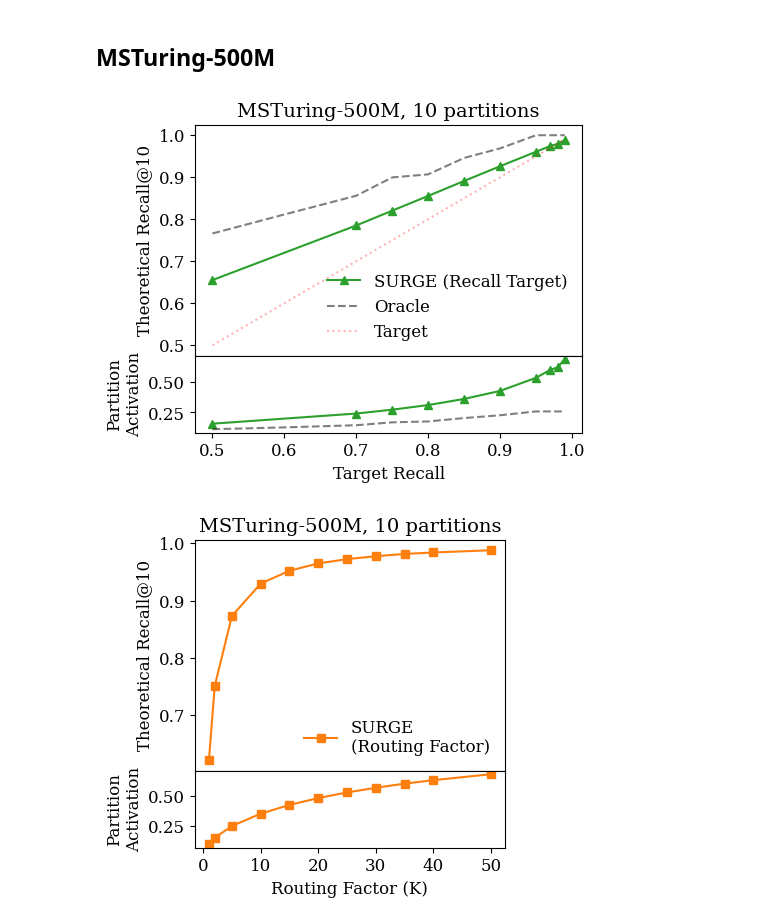
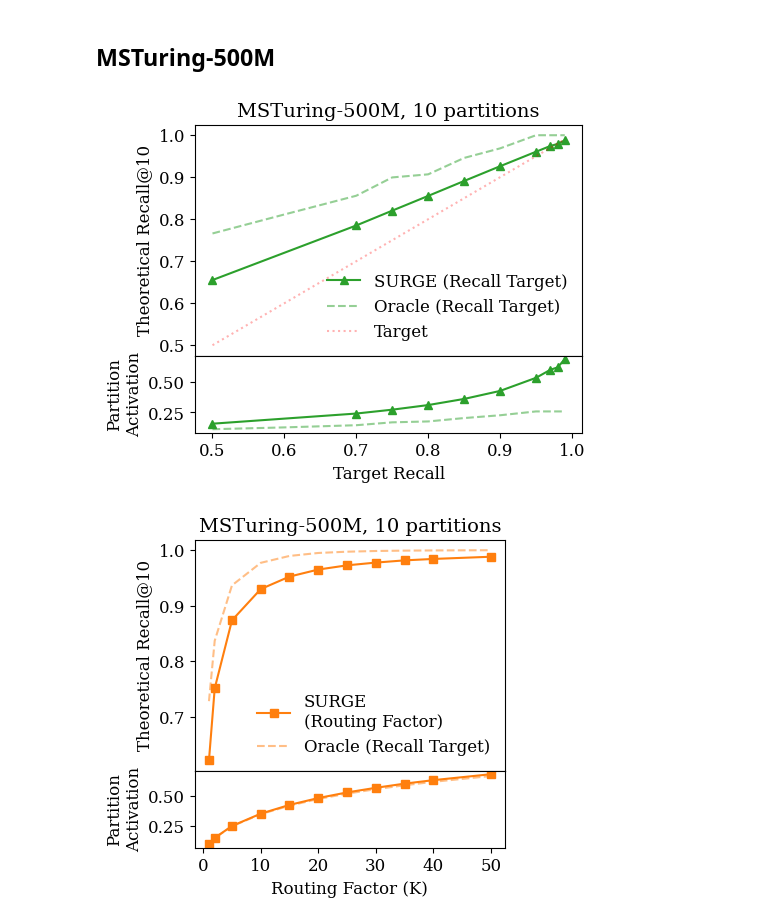
Before and after one commit to dkhimey/surge, a Jupyter notebook: plot_results/figure3/plot_figure3.ipynb, the cells around one changed output. Cells and saved outputs as stored; diff of their text form; code cells hidden in the pictures.

```diff
--- a/plot_results/figure3/plot_figure3.ipynb
+++ b/plot_results/figure3/plot_figure3.ipynb
@@ -231,11 +254,17 @@ bigann_500M_surge = pd.read_csv(bigann_500M_surge_path)
 bigann_500M_surge_oracle_path = "/dataset/surge/results/theoretical_partition_quality/theoretical_partition_quality_sift-500M_10_20260519_130459/oracle_target_recall_results.csv"
 bigann_500M_surge_oracle = pd.read_csv(bigann_500M_surge_oracle_path)
 
+bigann_500M_surge_bforacle_path = "/dataset/surge/results/theoretical_partition_quality/theoretical_partition_quality_sift-500M_10_20260519_130459/oracle_branching_results.csv"
+bigann_500M_surge_bforacle = pd.read_csv(bigann_500M_surge_bforacle_path)
+
 msturing_500M_surge_path = "/dataset/surge/results/theoretical_partition_quality/theoretical_partition_quality_msturing-500M_10_20260520_133756/routing_metrics.csv"
 msturing_500M_surge = pd.read_csv(msturing_500M_surge_path)
 
 msturing_500M_surge_oracle_path = "/dataset/surge/results/theoretical_partition_quality/theoretical_partition_quality_msturing-500M_10_20260520_133756/oracle_target_recall_results.csv"
 msturing_500M_surge_oracle = pd.read_csv(msturing_500M_surge_oracle_path)
+
+msturing_500M_surge_bforacle_path = "/dataset/surge/results/theoretical_partition_quality/theoretical_partition_quality_msturing-500M_10_20260520_133756/oracle_branching_results.csv"
+msturing_500M_surge_bforacle = pd.read_csv(msturing_500M_surge_bforacle_path)
 # %% [markdown]
 ## SIFT-500M
 # %%
@@ -329,7 +365,7 @@ ax_top.plot(msturing_500M_surge[msturing_500M_surge["mode"] == "recall_target"][
          marker="^", label="SURGE (Recall Target)", color="C2")
 
 ax_top.plot(msturing_500M_surge_oracle["recall_target"],
-         msturing_500M_surge_oracle["mean_recall"], color="black", ls="--", alpha=.5, label="Oracle")
+         msturing_500M_surge_oracle["mean_recall"], color="C2", ls="--", alpha=.5, label="Oracle (Recall Target)")
 
 ax_top.plot(msturing_500M_surge[msturing_500M_surge["mode"] == "recall_target"]["param"],
          msturing_500M_surge[msturing_500M_surge["mode"] == "recall_target"]["param"],
@@ -340,7 +376,7 @@ ax_bottom.plot(msturing_500M_surge[msturing_500M_surge["mode"] == "recall_target
          marker="^", color="C2"
 )
 ax_bottom.plot(msturing_500M_surge_oracle["recall_target"],
-         msturing_500M_surge_oracle["mean_partitions"]/10, color="black", ls="--", alpha=.5)
+         msturing_500M_surge_oracle["mean_partitions"]/10, color="C2", ls="--", alpha=.5)
 
 # add grid
 # ax_top.grid(True, which="both", linestyle="--", linewidth=0.5)
@@ -355,37 +391,45 @@ ax_top.legend(frameon=False)
 # save
 plt.savefig("msturing500_recall_target_analysis.pdf", bbox_inches="tight")
 # %% [output]
-[figure, old version]
+[figure, new version]
 # %%
 fig, (ax_top, ax_bottom) = plt.subplots(
 	2,
 	1,
 	sharex=True,
 	gridspec_kw={'height_ratios': [3, 1], 'hspace': 0}
 )
 fig.set_size_inches(4, 4)
 
 ax_top.plot(msturing_500M_surge[msturing_500M_surge["mode"] == "branching_factor"]["param"],
          msturing_500M_surge[msturing_500M_surge["mode"] == "branching_factor"]["recall"],
          marker="s", label="SURGE\n(Routing Factor)", color="C1")
 
 ax_bottom.plot(msturing_500M_surge[msturing_500M_surge["mode"] == "branching_factor"]["param"],
          msturing_500M_surge[msturing_500M_surge["mode"] == "branching_factor"]["activation"],
          marker="s", color="C1"
 )
 
+ax_top.plot(msturing_500M_surge_bforacle["branching_factor"],
+         msturing_500M_surge_bforacle["oracle_recall"], color="C1", ls="--", alpha=.5, label="Oracle (Recall Target)")
+
+ax_bottom.plot(msturing_500M_surge_bforacle["branching_factor"],
+         msturing_500M_surge_bforacle["activation"], color="C1", ls="--", alpha=.5, label="Oracle (Recall Target)")
+
+
+
 # add grid
 # ax_top.grid(True, which="both", linestyle="--", linewidth=0.5)
 # ax_bottom.grid(True, which="both", linestyle="--", linewidth=0.5)
 
 ax_bottom.set_xlabel("Routing Factor (K)")
 ax_top.set_ylabel("Theoretical Recall@10")
 ax_bottom.set_ylabel("Partition\nActivation")
 ax_top.set_title("MSTuring-500M, 10 partitions")
 
 ax_top.legend(frameon=False)
 
 # save
 plt.savefig("msturing500_branching_factor_analysis.pdf", bbox_inches="tight")
 # %% [output]
-[figure, old version]
+[figure, new version]
```
Also changed, not shown: parts of 9 cells of this notebook, 13 other files.
